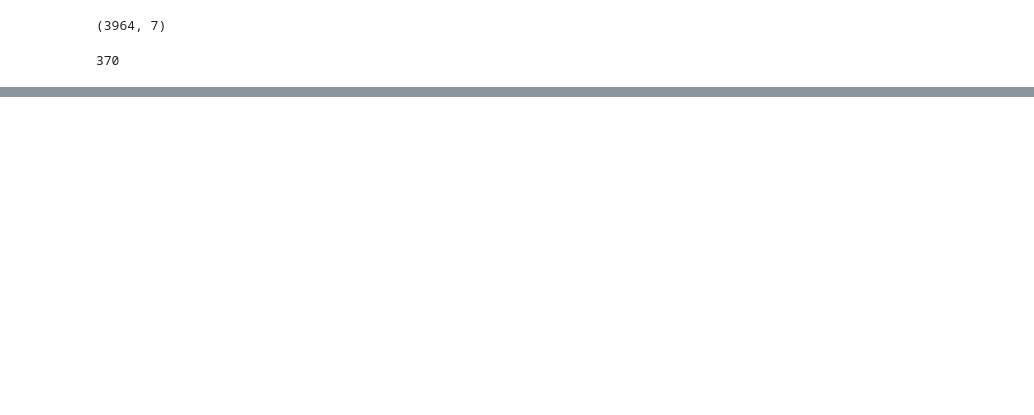
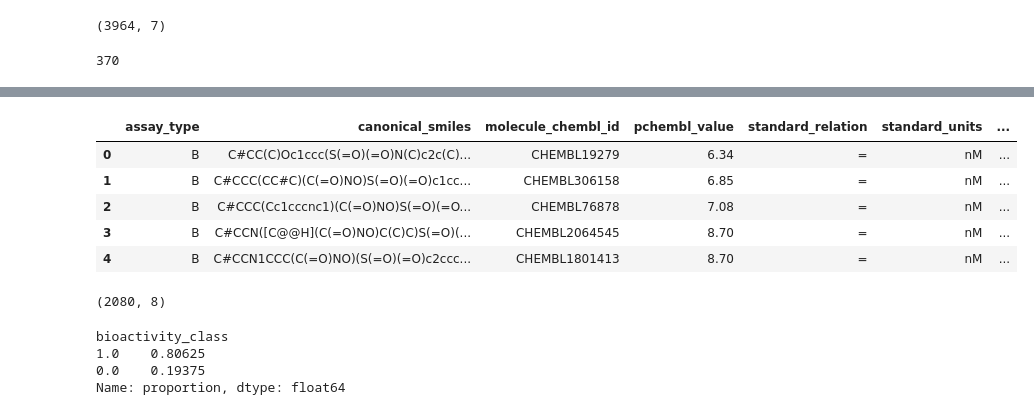
Before and after one commit to syedasonianaz/drug_discovery_mmp9, a Jupyter notebook: machine_learning/drug_discovery/notebook/drug_discovery.ipynb, the cells around one changed output, grey strips where cells are left out. Saved outputs shown, nothing was run; the diff lists cells and outputs as text; code cells hidden in the pictures; blank space fills up the shorter version.

```diff
--- a/machine_learning/drug_discovery/notebook/drug_discovery.ipynb
+++ b/machine_learning/drug_discovery/notebook/drug_discovery.ipynb
@@ -234,0 +277,2 @@ df_short.shape
+# %%
+df_aggregated = df_aggregated.dropna(subset=["pchembl_value", "canonical_smiles"])
@@ -235 +291,21 @@ df_short.shape
+# %%
+df_aggregated.head()
+# %% [output]
+|  | assay_type | canonical_smiles | molecule_chembl_id | pchembl_value | standard_relation | standard_units | ... |
+| 0 | B | C#CC(C)Oc1ccc(S(=O)(=O)N(C)c2c(C)... | CHEMBL19279 | 6.34 | = | nM | ... |
+| 1 | B | C#CCC(CC#C)(C(=O)NO)S(=O)(=O)c1cc... | CHEMBL306158 | 6.85 | = | nM | ... |
+| 2 | B | C#CCC(Cc1cccnc1)(C(=O)NO)S(=O)(=O... | CHEMBL76878 | 7.08 | = | nM | ... |
+| 3 | B | C#CCN([C@@H](C(=O)NO)C(C)C)S(=O)(... | CHEMBL2064545 | 8.70 | = | nM | ... |
+| 4 | B | C#CCN1CCC(C(=O)NO)(S(=O)(=O)c2ccc... | CHEMBL1801413 | 8.70 | = | nM | ... |
+# %%
+df_aggregated.shape
+# %% [output]
+(2080, 8)
+# %%
+df_aggregated["bioactivity_class"].value_counts(normalize=True)
+# %% [output]
+bioactivity_class
+1.0    0.80625
+0.0    0.19375
+Name: proportion, dtype: float64
 # %%
```
Also changed, not shown: parts of 32 cells of this notebook, 1 other file.
